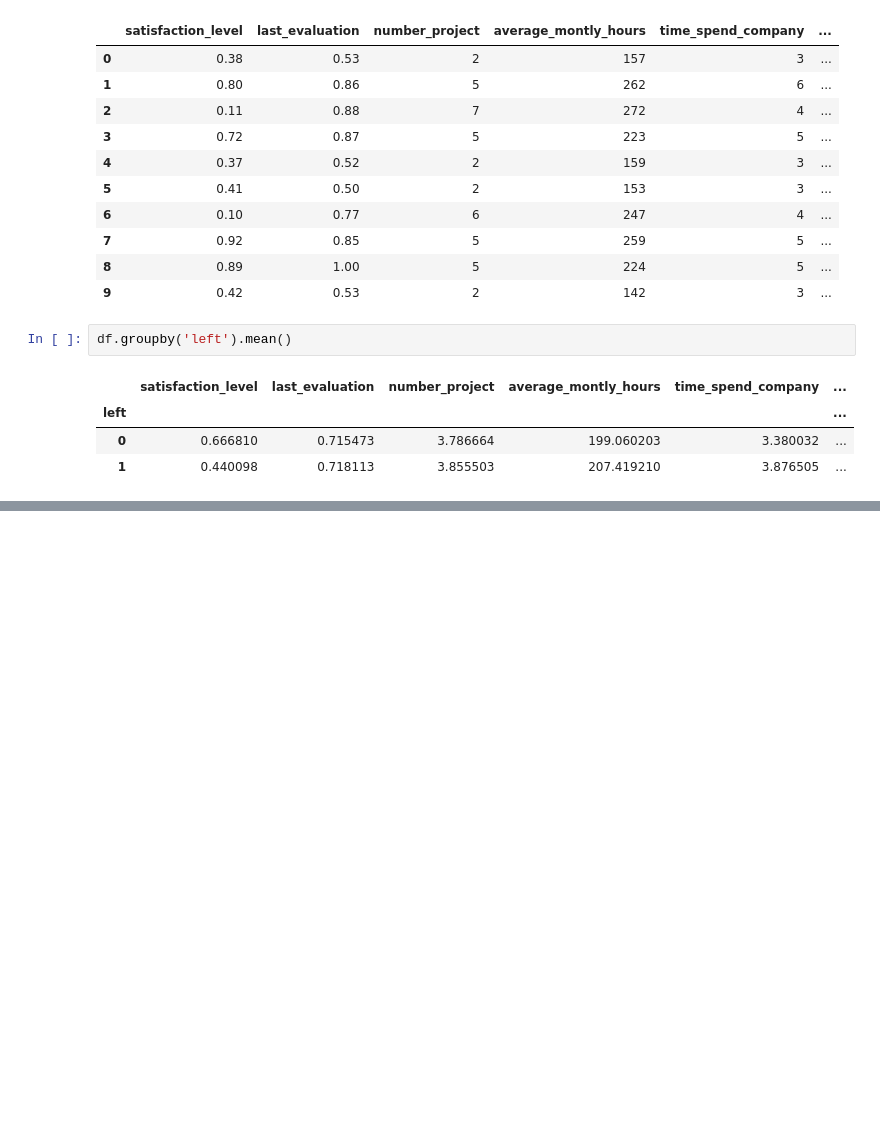
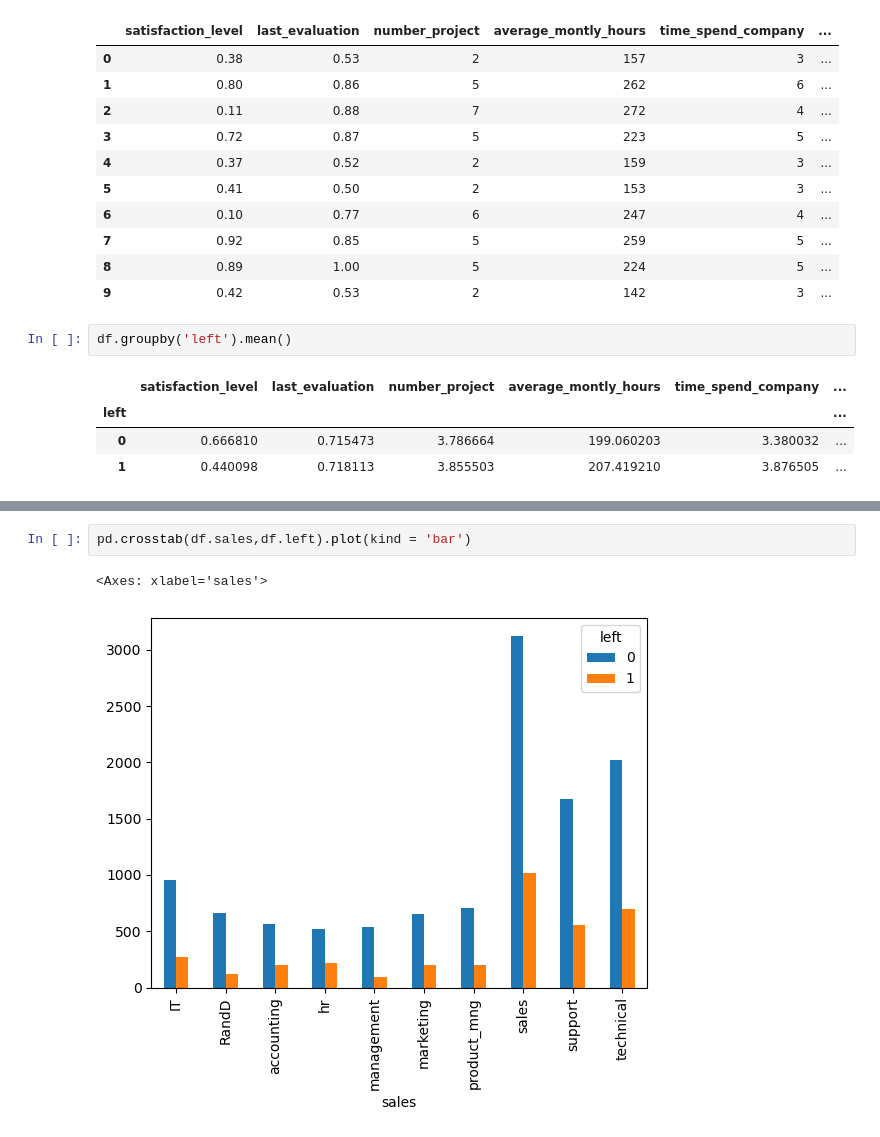
Before and after one commit to sanketvekariya23/machine_learning, a Jupyter notebook: exercise_logistic_regression_with big_data.ipynb, the cells around one changed output, grey strips where cells are left out. Saved outputs shown, nothing was run; the diff lists cells and outputs as text; blank space fills up the shorter version.

```diff
--- a/exercise_logistic_regression_with big_data.ipynb
+++ b/exercise_logistic_regression_with big_data.ipynb
@@ -26,0 +32,5 @@ df.groupby('left').mean()
+# %%
+pd.crosstab(df.sales,df.left).plot(kind = 'bar')
+# %% [output]
+<Axes: xlabel='sales'>
+[figure, added]
```
Also changed, not shown: parts of 10 cells of this notebook.
